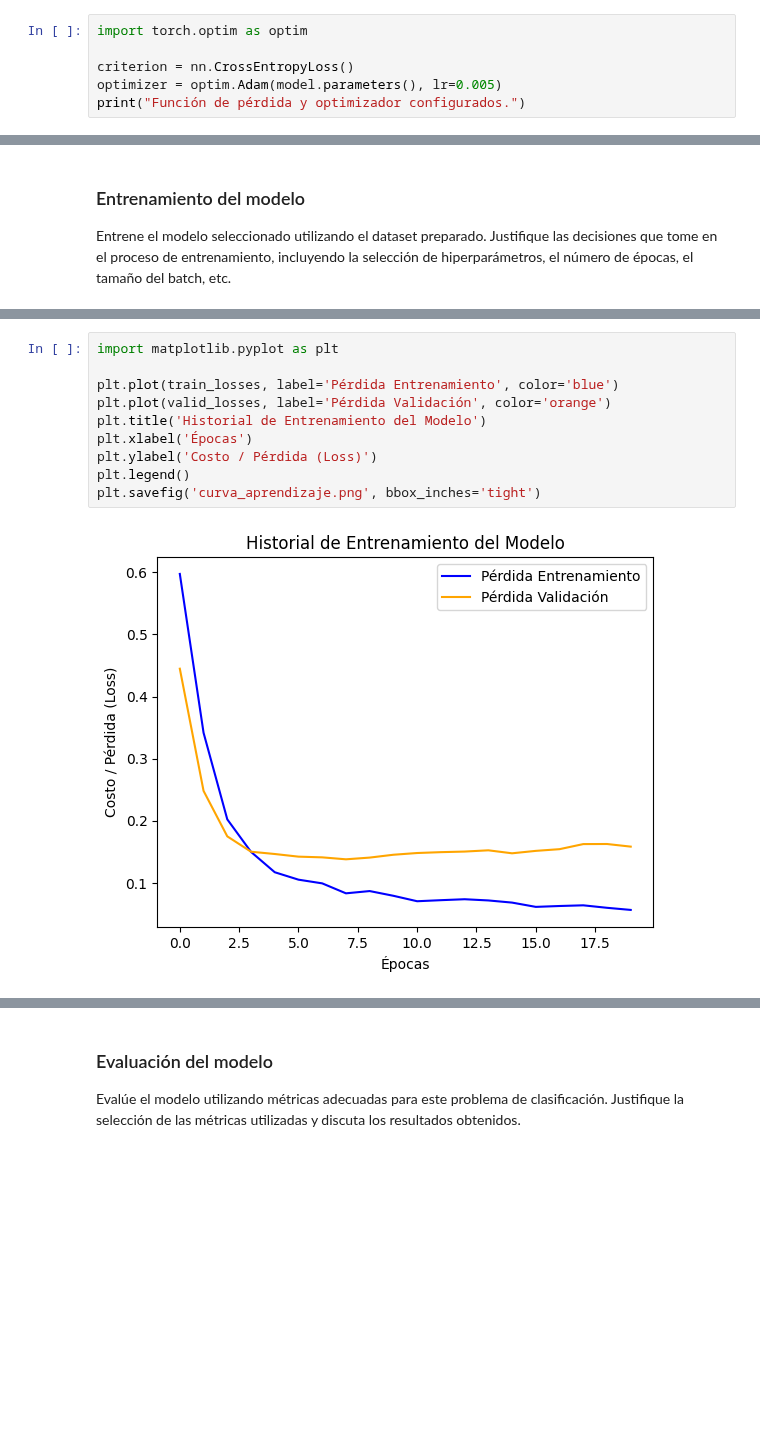
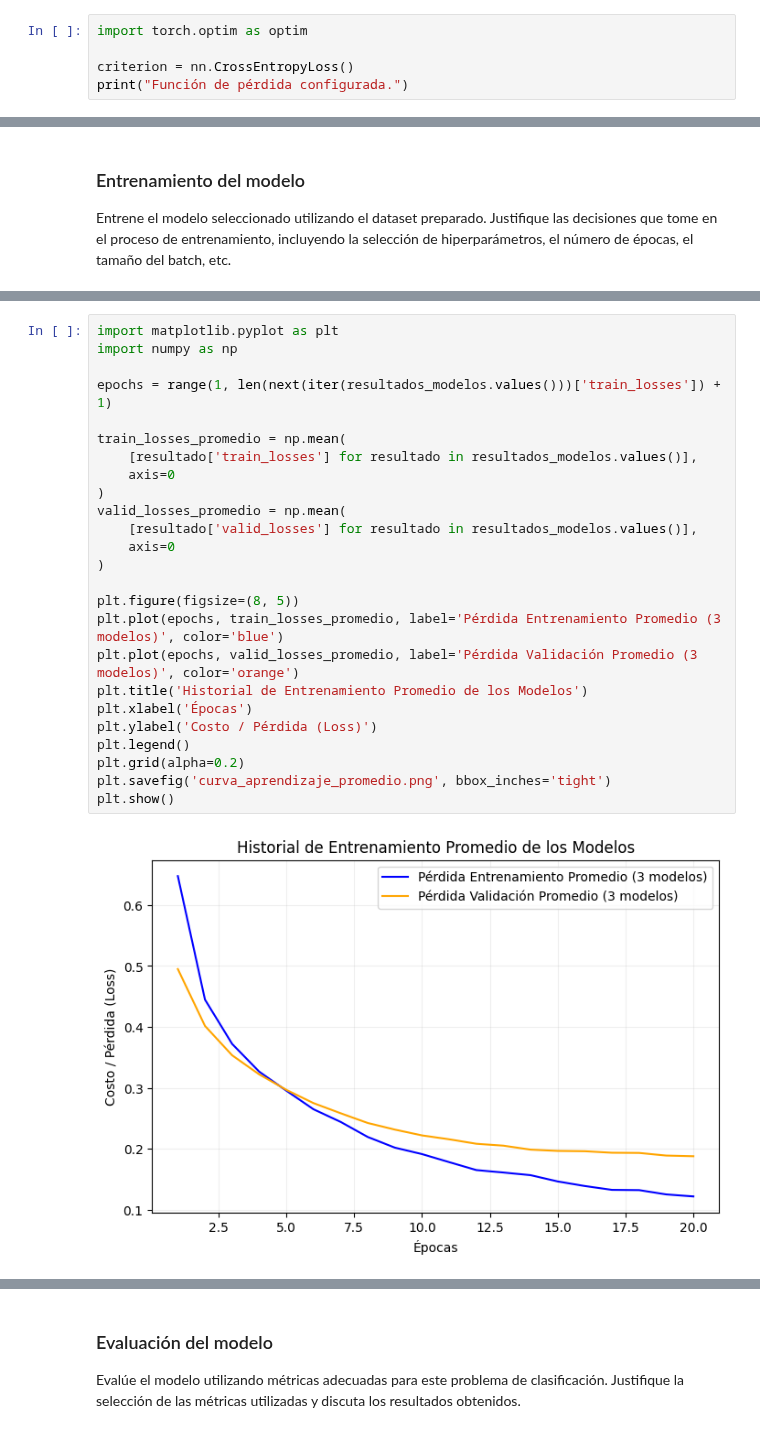
Before and after one commit to SebaOlat3/INFO257, a Jupyter notebook: tarea1.ipynb, the cells around one changed output, grey strips where cells are left out. Drawn from its saved outputs; the diff is of its cells as text; blank space fills up the shorter version.

```diff
--- a/tarea1.ipynb
+++ b/tarea1.ipynb
@@ -160,6 +160,5 @@ Defina un optimizador y una función de costo adecuado para el entrenamiento del
 import torch.optim as optim
 
 criterion = nn.CrossEntropyLoss()
-optimizer = optim.Adam(model.parameters(), lr=0.005)
-print("Función de pérdida y optimizador configurados.")
+print("Función de pérdida configurada.")
 # %% [output]
@@ -233,12 +323,27 @@ Iniciando entrenamiento...
 # %%
 import matplotlib.pyplot as plt
+import numpy as np
 
-plt.plot(train_losses, label='Pérdida Entrenamiento', color='blue')
-plt.plot(valid_losses, label='Pérdida Validación', color='orange')
-plt.title('Historial de Entrenamiento del Modelo')
+epochs = range(1, len(next(iter(resultados_modelos.values()))['train_losses']) + 1)
+
+train_losses_promedio = np.mean(
+    [resultado['train_losses'] for resultado in resultados_modelos.values()],
+    axis=0
+)
+valid_losses_promedio = np.mean(
+    [resultado['valid_losses'] for resultado in resultados_modelos.values()],
+    axis=0
+)
+
+plt.figure(figsize=(8, 5))
+plt.plot(epochs, train_losses_promedio, label='Pérdida Entrenamiento Promedio (3 modelos)', color='blue')
+plt.plot(epochs, valid_losses_promedio, label='Pérdida Validación Promedio (3 modelos)', color='orange')
+plt.title('Historial de Entrenamiento Promedio de los Modelos')
 plt.xlabel('Épocas')
 plt.ylabel('Costo / Pérdida (Loss)')
 plt.legend()
-plt.savefig('curva_aprendizaje.png', bbox_inches='tight')
+plt.grid(alpha=0.2)
+plt.savefig('curva_aprendizaje_promedio.png', bbox_inches='tight')
+plt.show()
 # %% [output]
-[figure, old version]
+[figure, new version]
```
Also changed, not shown: parts of 8 cells of this notebook, 13 other files.
